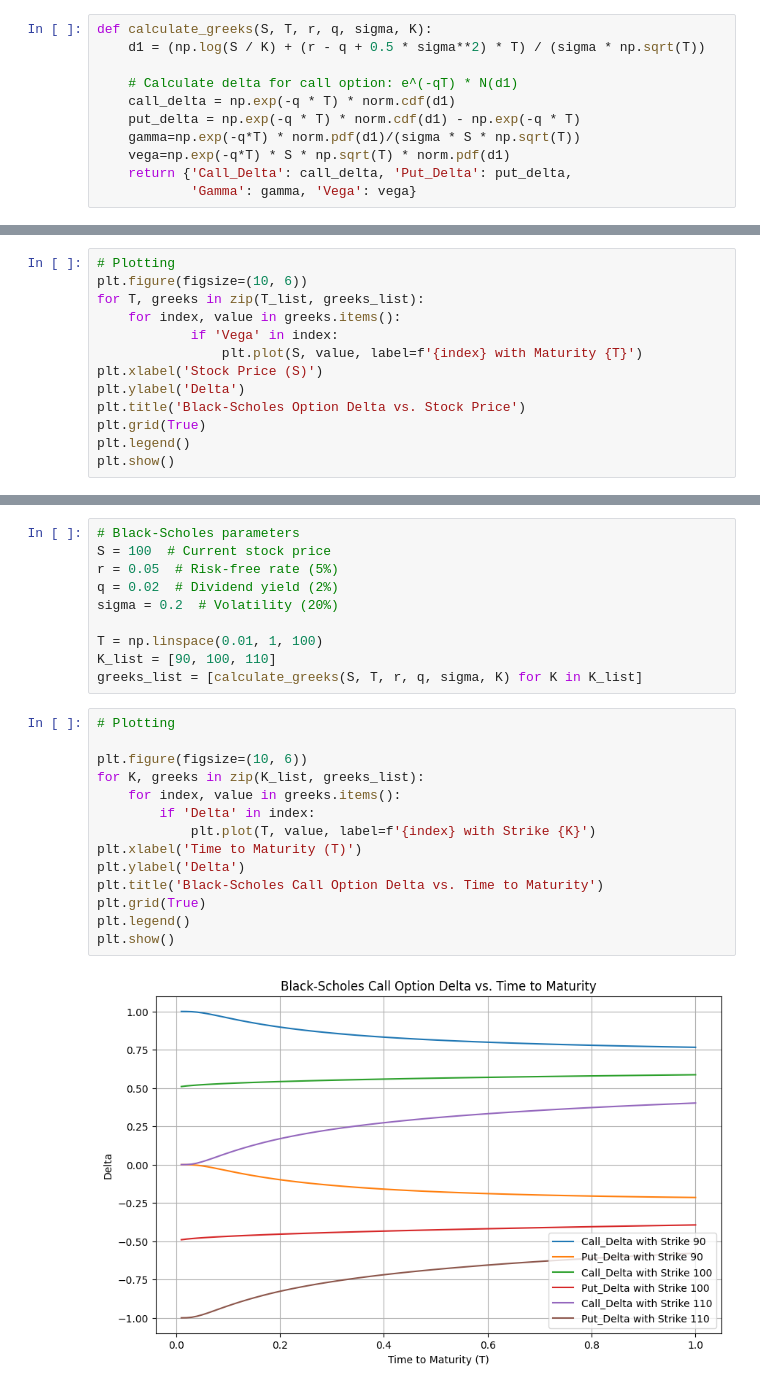
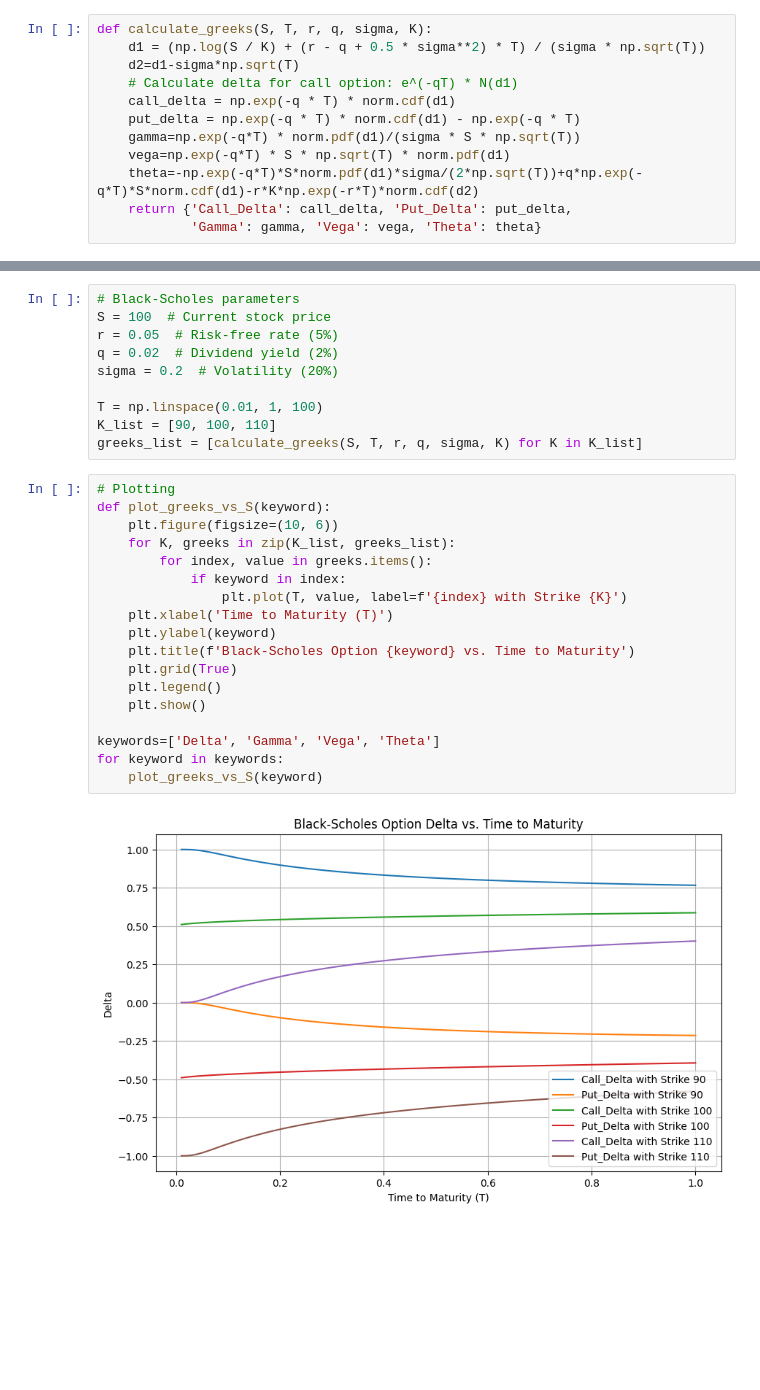
Before and after one commit to mogcai/Coursera, a Jupyter notebook: Greeks.ipynb, the cells around one changed output, grey strips where cells are left out. Drawn from its saved outputs; the diff is of its cells as text; blank space fills up the shorter version.

```diff
--- a/Greeks.ipynb
+++ b/Greeks.ipynb
@@ -5,14 +5,15 @@ from scipy.stats import norm
 # %%
 def calculate_greeks(S, T, r, q, sigma, K):
     d1 = (np.log(S / K) + (r - q + 0.5 * sigma**2) * T) / (sigma * np.sqrt(T))
-
+    d2=d1-sigma*np.sqrt(T)
     # Calculate delta for call option: e^(-qT) * N(d1)
     call_delta = np.exp(-q * T) * norm.cdf(d1)
     put_delta = np.exp(-q * T) * norm.cdf(d1) - np.exp(-q * T)
     gamma=np.exp(-q*T) * norm.pdf(d1)/(sigma * S * np.sqrt(T))
     vega=np.exp(-q*T) * S * np.sqrt(T) * norm.pdf(d1)
+    theta=-np.exp(-q*T)*S*norm.pdf(d1)*sigma/(2*np.sqrt(T))+q*np.exp(-q*T)*S*norm.cdf(d1)-r*K*np.exp(-r*T)*norm.cdf(d2)
     return {'Call_Delta': call_delta, 'Put_Delta': put_delta,
-            'Gamma': gamma, 'Vega': vega}
+            'Gamma': gamma, 'Vega': vega, 'Theta': theta}
 # %%
 # Black-Scholes parameters
 S = 100  # Current stock price
@@ -61,13 +55,0 @@ plt.show()
-# %%
-# Plotting
-plt.figure(figsize=(10, 6))
-for T, greeks in zip(T_list, greeks_list):
-    for index, value in greeks.items():
-            if 'Vega' in index:
-                plt.plot(S, value, label=f'{index} with Maturity {T}')
-plt.xlabel('Stock Price (S)')
-plt.ylabel('Delta')
-plt.title('Black-Scholes Option Delta vs. Stock Price')
-plt.grid(True)
-plt.legend()
-plt.show()
@@ -85,17 +65,21 @@ K_list = [90, 100, 110]
 greeks_list = [calculate_greeks(S, T, r, q, sigma, K) for K in K_list]
 # %%
 # Plotting
+def plot_greeks_vs_S(keyword):
+    plt.figure(figsize=(10, 6))
+    for K, greeks in zip(K_list, greeks_list):
+        for index, value in greeks.items():
+            if keyword in index:
+                plt.plot(T, value, label=f'{index} with Strike {K}')
+    plt.xlabel('Time to Maturity (T)')
+    plt.ylabel(keyword)
+    plt.title(f'Black-Scholes Option {keyword} vs. Time to Maturity')
+    plt.grid(True)
+    plt.legend()
+    plt.show()
 
-plt.figure(figsize=(10, 6))
-for K, greeks in zip(K_list, greeks_list):
-    for index, value in greeks.items():
-        if 'Delta' in index:
-            plt.plot(T, value, label=f'{index} with Strike {K}')
-plt.xlabel('Time to Maturity (T)')
-plt.ylabel('Delta')
-plt.title('Black-Scholes Call Option Delta vs. Time to Maturity')
-plt.grid(True)
-plt.legend()
-plt.show()
+keywords=['Delta', 'Gamma', 'Vega', 'Theta']
+for keyword in keywords:
+    plot_greeks_vs_S(keyword)
 # %% [output]
-[figure, old version]
+[figure, new version]
```
Also changed, not shown: parts of 6 cells of this notebook.
